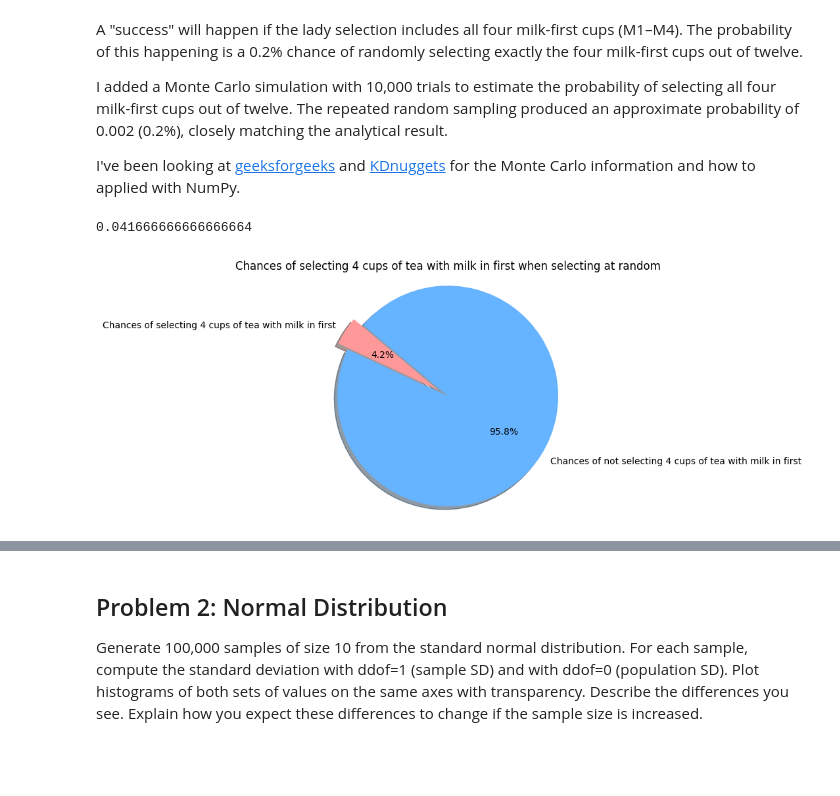
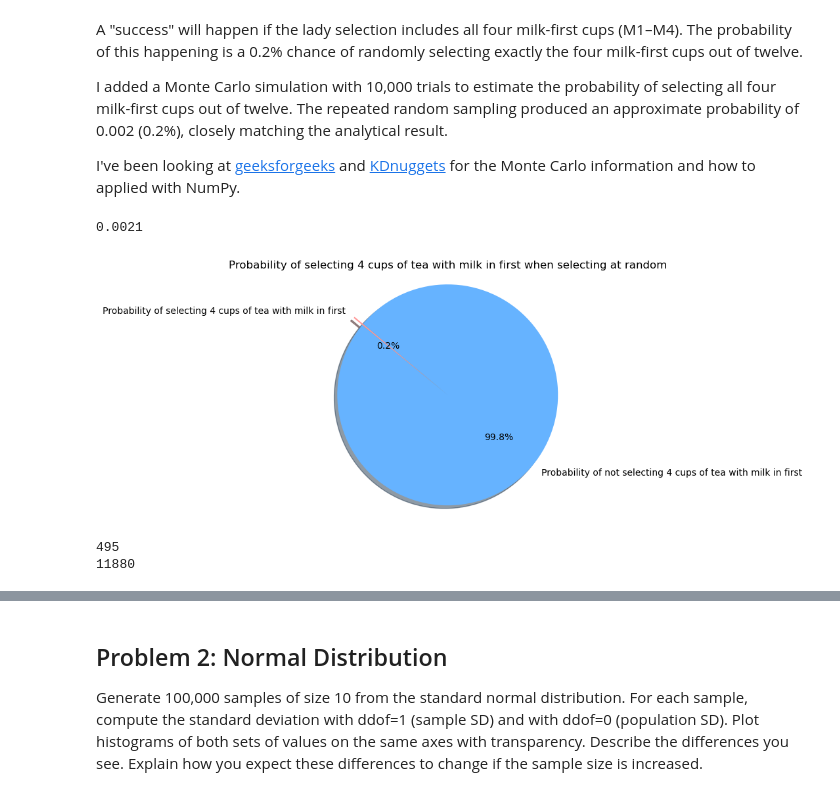
Before and after one commit to Jennyicano/applied-statistics, a Jupyter notebook: problems.ipynb, the cells around one changed output, grey strips where cells are left out. Saved outputs shown, nothing was run; the diff lists cells and outputs as text; code cells hidden in the pictures; blank space fills up the shorter version.

```diff
--- a/problems.ipynb
+++ b/problems.ipynb
@@ -191,18 +308,23 @@ I've been looking at [geeksforgeeks](https://www.geeksforgeeks.org/python/monte-
 # %%
 # looking in pie chart for the percent chances of selecting 4 cups of tea with milk in first when selecting at random
 # chances of selecting 4 cups of tea with milk in first when selecting at random
-chances = no_combs / ways_ordered
-print(chances)
-chances_percentage = chances * 100
-chances_percentage
-labels = ['Chances of selecting 4 cups of tea with milk in first', 'Chances of not selecting 4 cups of tea with milk in first']
-sizes = [chances_percentage, 100 - chances_percentage]
+probability = successes / trials
+print(probability)
+probability_percentage = probability * 100
+probability_percentage
+labels = ['Probability of selecting 4 cups of tea with milk in first', 'Probability of not selecting 4 cups of tea with milk in first']
+sizes = [probability_percentage, 100 - probability_percentage]
 colors = ['#ff9999','#66b3ff']
 explode = (0.1, 0)
 plt.pie(sizes, explode=explode, labels=labels, colors=colors, autopct='%1.1f%%', shadow=True, startangle=140)
 plt.axis('equal')
-plt.title('Chances of selecting 4 cups of tea with milk in first when selecting at random')
+plt.title('Probability of selecting 4 cups of tea with milk in first when selecting at random')
 plt.show()
+
+print(no_combs)
+print(ways_ordered)
 # %% [output]
-0.041666666666666664
+0.0021
-[figure, old version]
+[figure, new version]
+495
+11880
```
Also changed, not shown: parts of 18 cells of this notebook.
